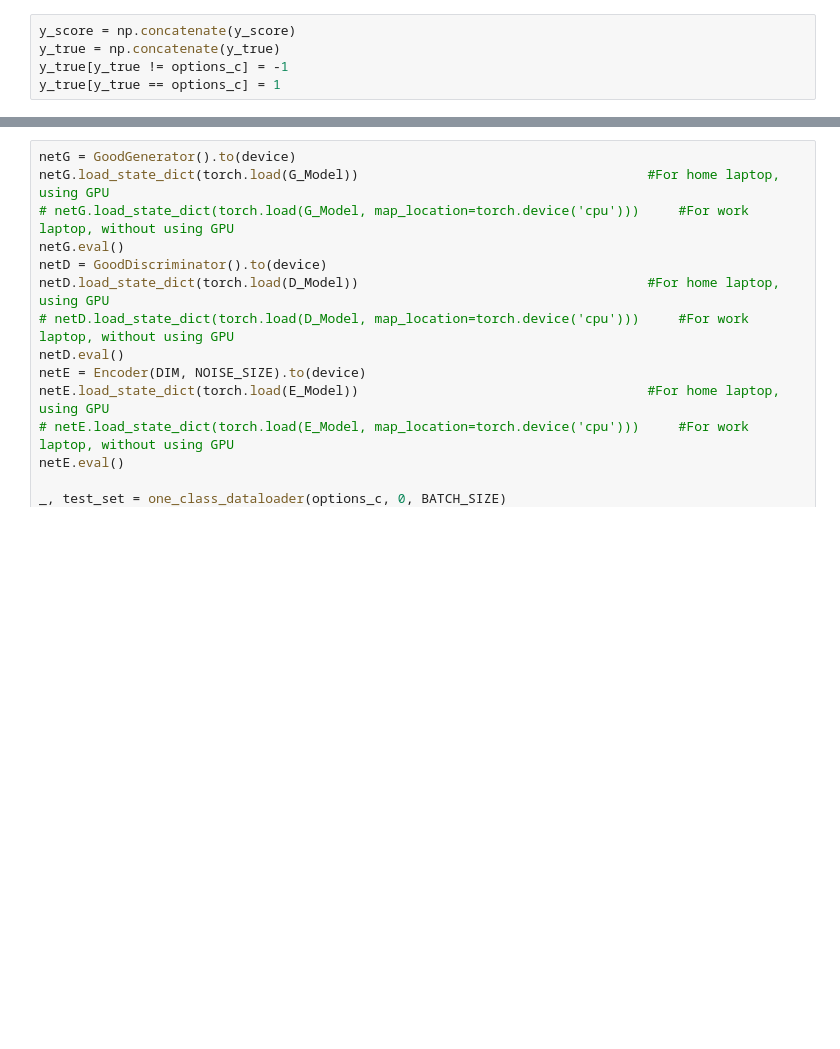
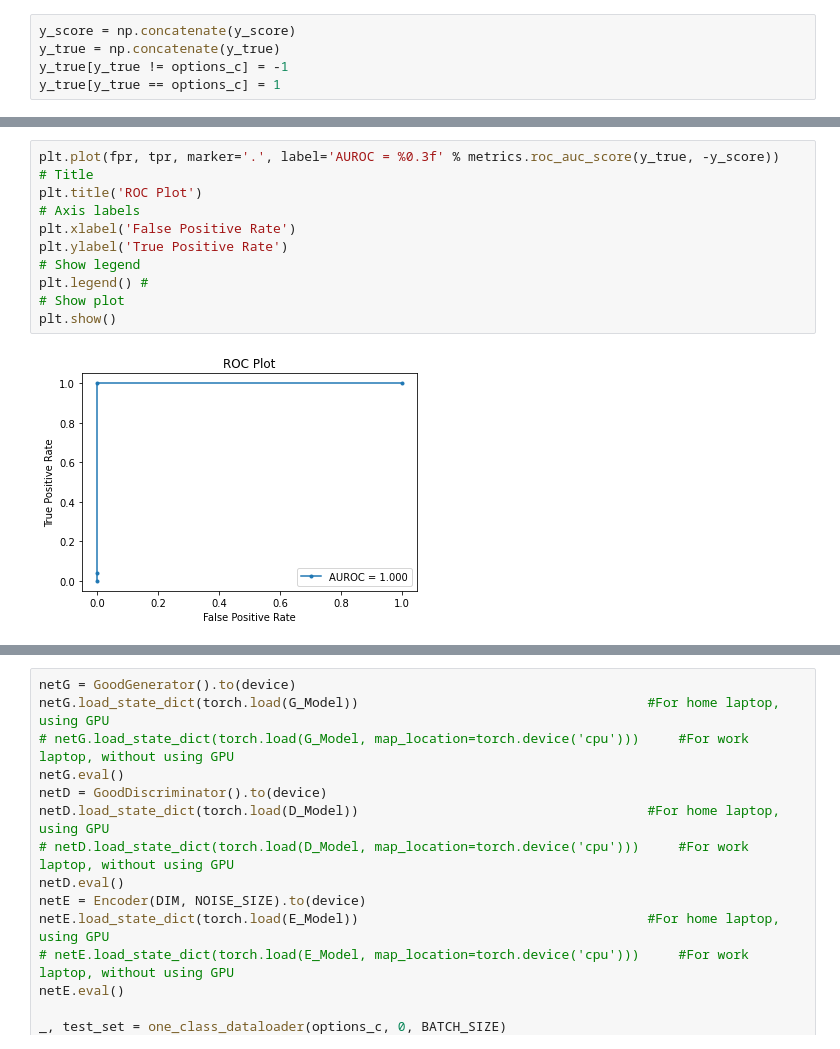
Before and after one commit to AlexCC93/BottlesAnomalies_TFM, a Jupyter notebook: GAN_approach/AnoGAN_bottles_bs5_plgnd3.ipynb, the cells around one changed output, grey strips where cells are left out. Drawn from its saved outputs; the diff is of its cells as text; blank space fills up the shorter version.

```diff
--- a/GAN_approach/AnoGAN_bottles_bs5_plgnd3.ipynb
+++ b/GAN_approach/AnoGAN_bottles_bs5_plgnd3.ipynb
@@ -1353,0 +1369,13 @@ AUC =  0.096
+# %%
+plt.plot(fpr, tpr, marker='.', label='AUROC = %0.3f' % metrics.roc_auc_score(y_true, -y_score))
+# Title
+plt.title('ROC Plot')
+# Axis labels
+plt.xlabel('False Positive Rate')
+plt.ylabel('True Positive Rate')
+# Show legend
+plt.legend() #
+# Show plot
+plt.show()
+# %% [output]
+[figure, added]
```
Also changed, not shown: parts of 56 cells of this notebook, 7 other files.
